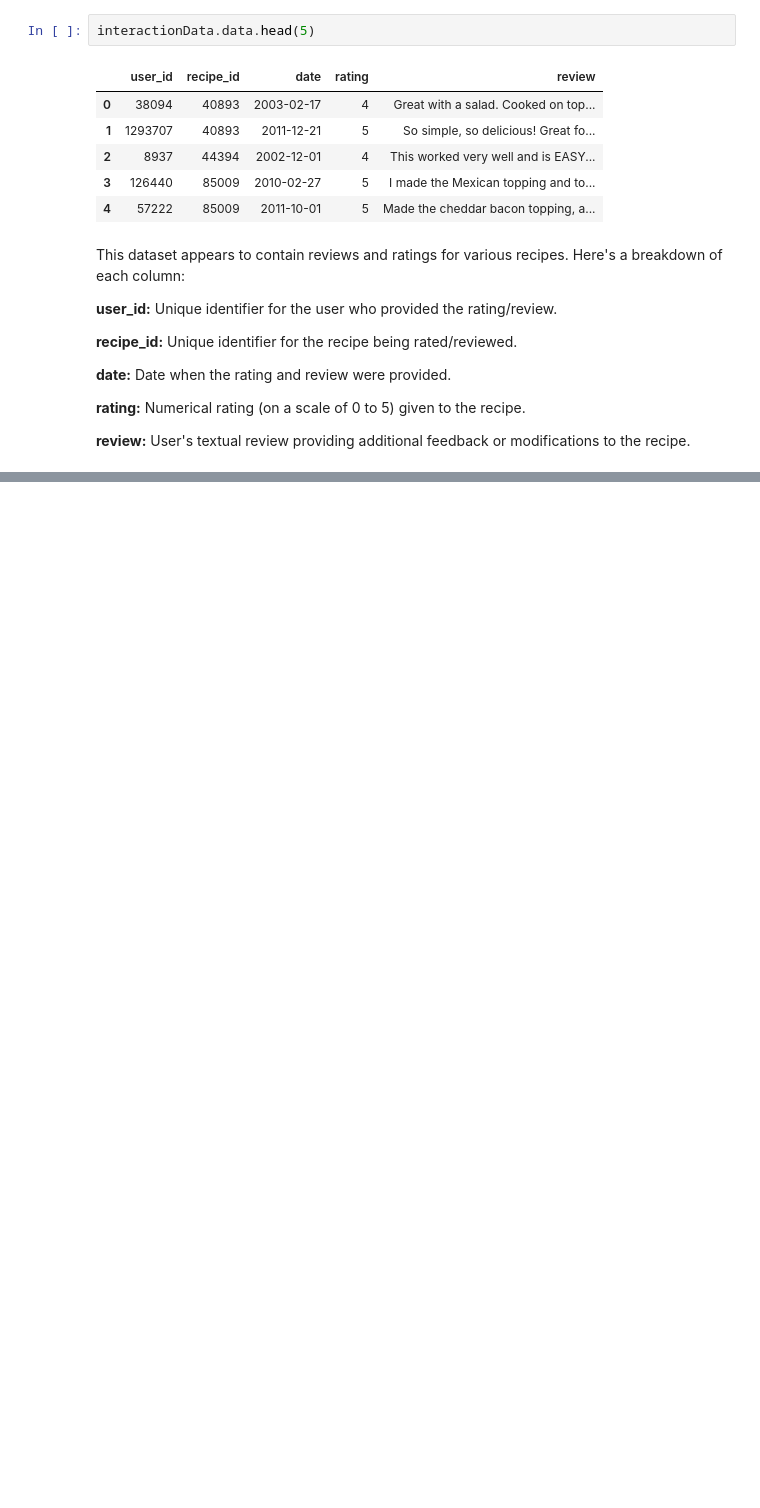
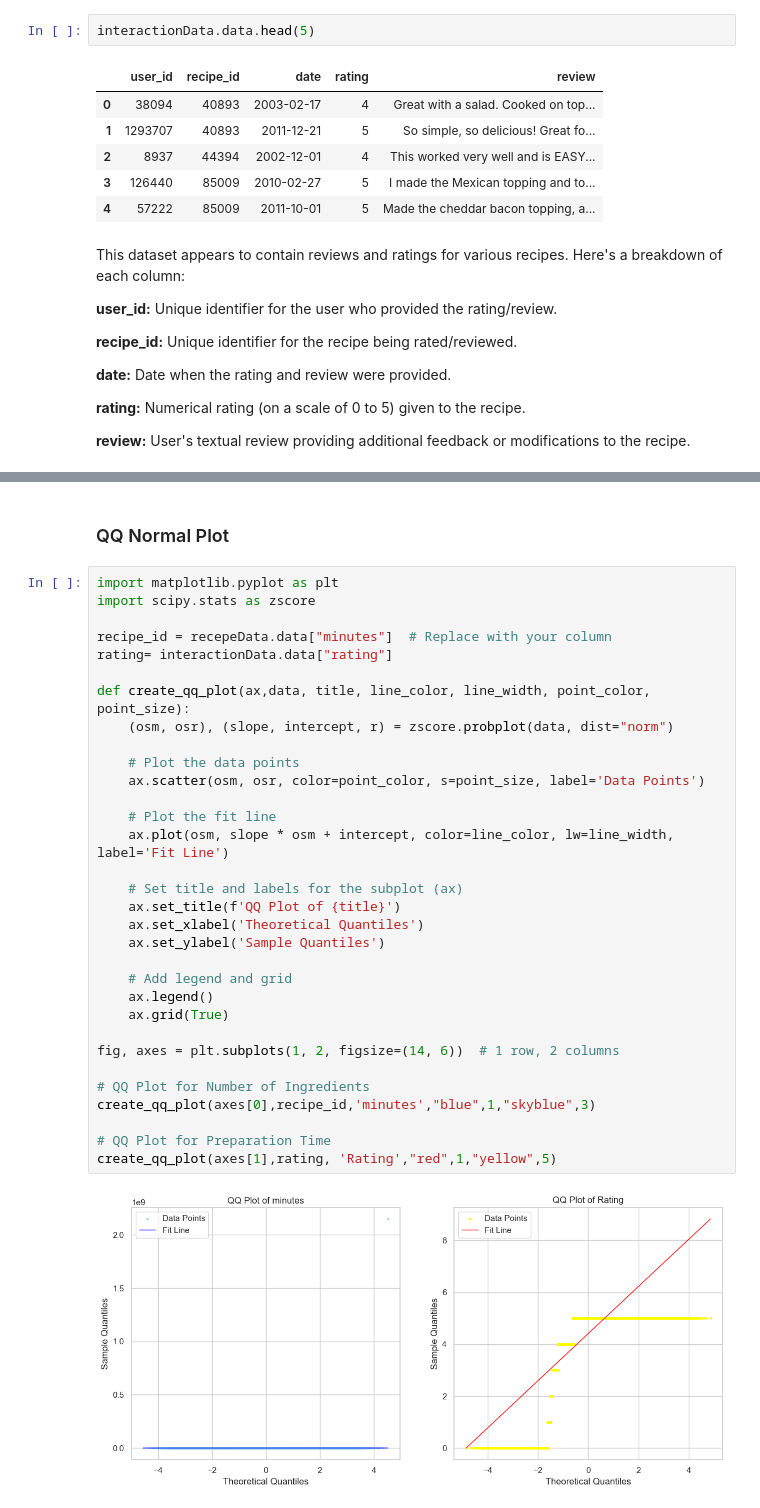
Before and after one commit to khushbunlad/PROG8431, a Jupyter notebook: GroupPresentation2.ipynb, the cells around one changed output, grey strips where cells are left out. Drawn from its saved outputs; the diff is of its cells as text; blank space fills up the shorter version.

```diff
--- a/GroupPresentation2.ipynb
+++ b/GroupPresentation2.ipynb
@@ -161,0 +166,36 @@ Data Merged Successfully
+# %% [markdown]
+### QQ Normal Plot
+# %%
+import matplotlib.pyplot as plt
+import scipy.stats as zscore
+
+recipe_id = recepeData.data["minutes"]  # Replace with your column
+rating= interactionData.data["rating"]
+
+def create_qq_plot(ax,data, title, line_color, line_width, point_color, point_size):
+    (osm, osr), (slope, intercept, r) = zscore.probplot(data, dist="norm")
+
+    # Plot the data points
+    ax.scatter(osm, osr, color=point_color, s=point_size, label='Data Points')
+
+    # Plot the fit line
+    ax.plot(osm, slope * osm + intercept, color=line_color, lw=line_width, label='Fit Line')
+
+    # Set title and labels for the subplot (ax)
+    ax.set_title(f'QQ Plot of {title}')
+    ax.set_xlabel('Theoretical Quantiles')
+    ax.set_ylabel('Sample Quantiles')
+
+    # Add legend and grid
+    ax.legend()
+    ax.grid(True)
+
+fig, axes = plt.subplots(1, 2, figsize=(14, 6))  # 1 row, 2 columns
+
+# QQ Plot for Number of Ingredients
+create_qq_plot(axes[0],recipe_id,'minutes',"blue",1,"skyblue",3)
+
+# QQ Plot for Preparation Time
+create_qq_plot(axes[1],rating, 'Rating',"red",1,"yellow",5)
+# %% [output]
+[figure, added]
```
Also changed, not shown: parts of 15 cells of this notebook, 1 other file.
